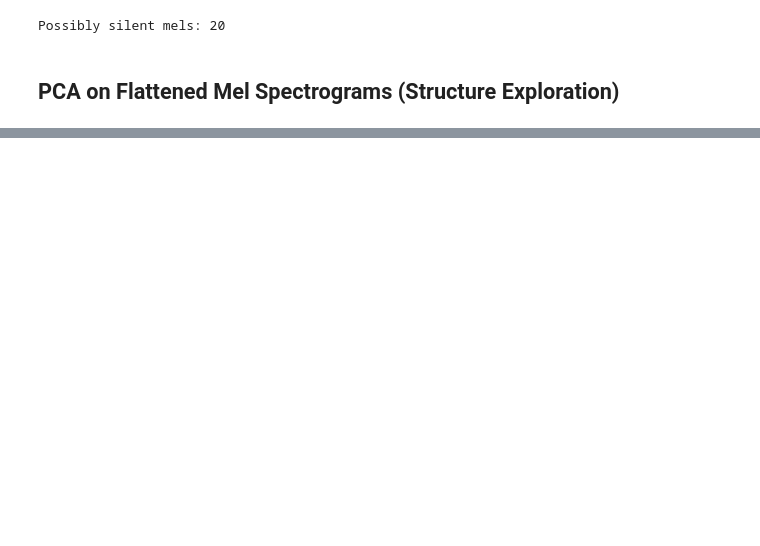
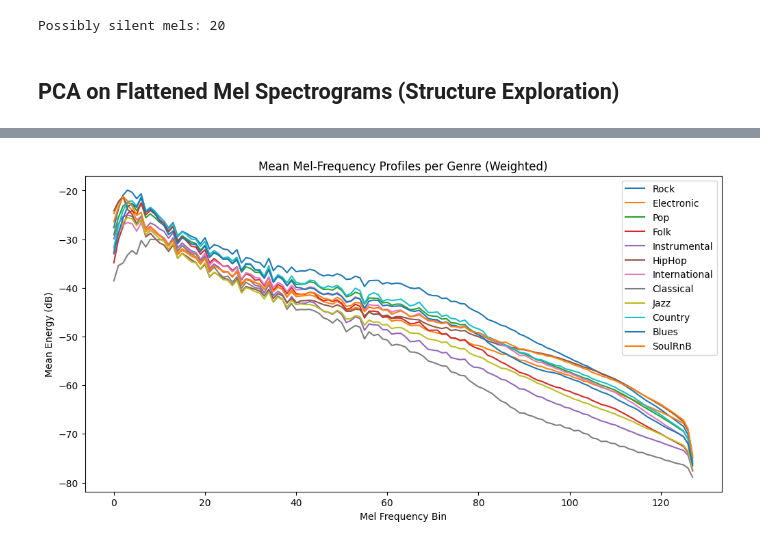
Before and after one commit to alexanderpseibel/deep-learning-music-classification, a Jupyter notebook: notebooks/07_fma_MEL_Spectrograms_EDA.ipynb, the cells around one changed output, grey strips where cells are left out. Drawn from its saved outputs; the diff is of its cells as text; code cells hidden in the pictures; blank space fills up the shorter version.

```diff
--- a/notebooks/07_fma_MEL_Spectrograms_EDA.ipynb
+++ b/notebooks/07_fma_MEL_Spectrograms_EDA.ipynb
@@ -264,0 +265,10 @@ plt.show()
+# %%
+import pandas as pd
+
+# CHANGE THIS to the actual path where your cleaned metadata is stored
+metadata_path = "/work/NLP-mini-project/datasets/fma/fma_clean/clean_metadata.csv"
+
+metadata = pd.read_csv(metadata_path)
+
+print("Loaded metadata:", metadata.shape)
+metadata.head()
@@ -264,0 +354,15 @@ plt.show()
+# %%
+## Plot mean Mel-frequency profiles for all genres
+
+plt.figure(figsize=(12, 6))
+
+for g in selected_genres:
+    plt.plot(genre_profiles[g], label=g)
+
+plt.title("Mean Mel-Frequency Profiles per Genre (Weighted)")
+plt.xlabel("Mel Frequency Bin")
+plt.ylabel("Mean Energy (dB)")
+plt.legend()
+plt.show()
+# %% [output]
+[figure, added]
```
Also changed, not shown: parts of 13 cells of this notebook, 2 other files.
